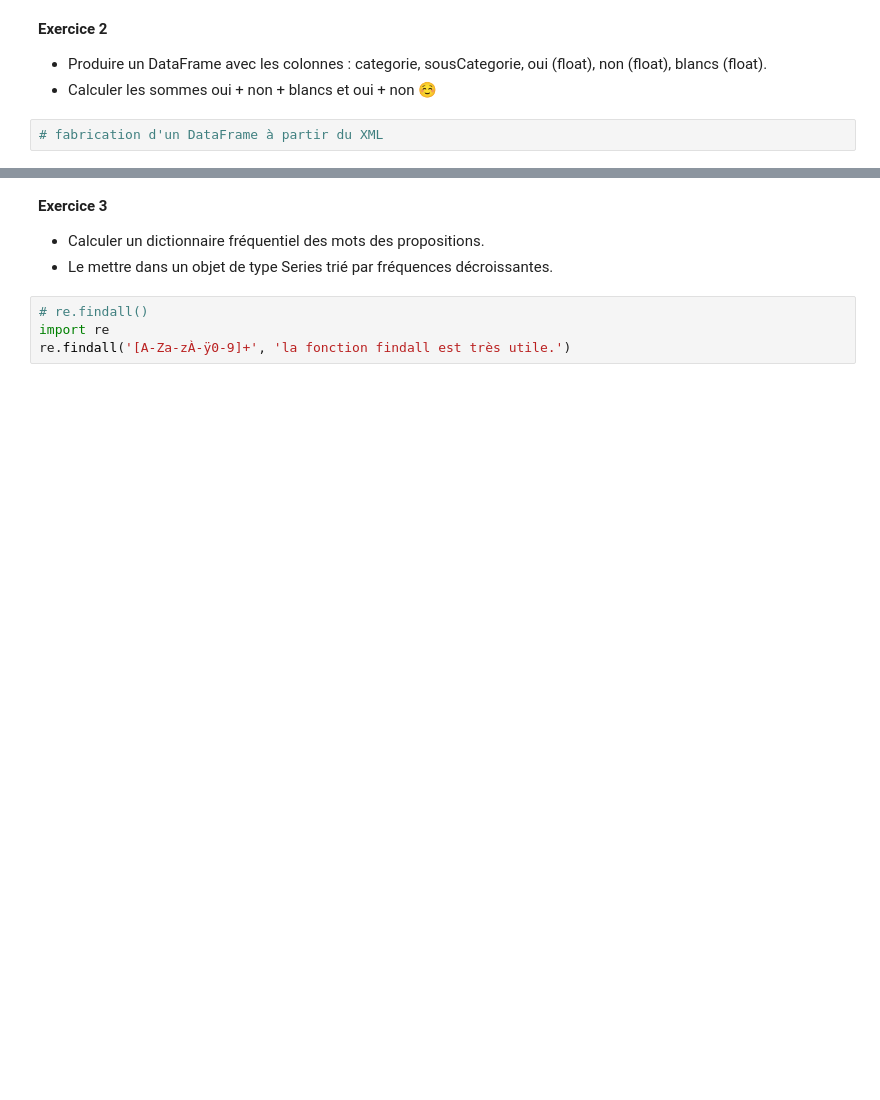
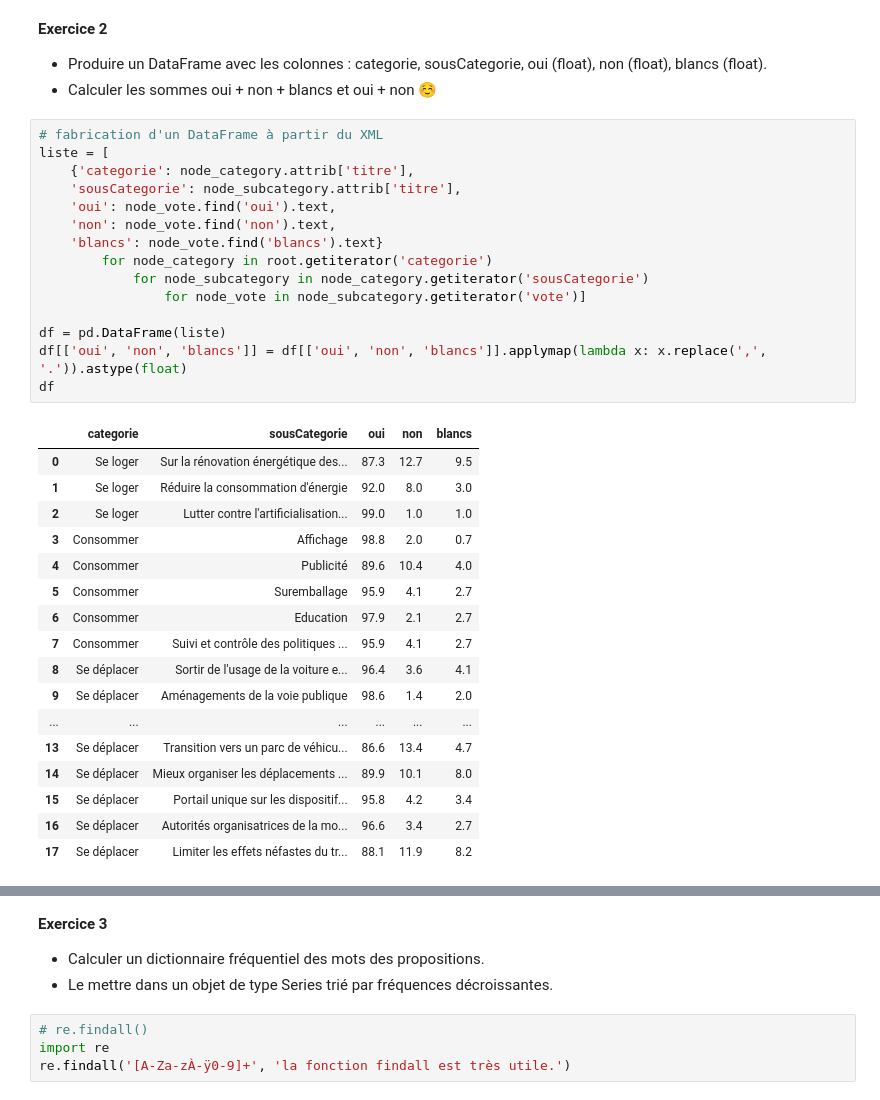
Before and after one commit to cliaigre/Kit-Start-Data, a Jupyter notebook: session4/session4.ipynb, the cells around one changed output, grey strips where cells are left out. Cells and saved outputs as stored; diff of their text form; blank space fills up the shorter version.

```diff
--- a/session4/session4.ipynb
+++ b/session4/session4.ipynb
@@ -131,5 +274,36 @@ Produire un DataFrame avec les colonnes : categorie, sousCategorie, oui (float).
 
 - Produire un DataFrame avec les colonnes : categorie, sousCategorie, oui (float), non (float), blancs (float).
 - Calculer les sommes oui + non + blancs et oui + non &#9786;
-# %%
-# fabrication d'un DataFrame à partir du XML
+# %%
+# fabrication d'un DataFrame à partir du XML
+liste = [
+    {'categorie': node_category.attrib['titre'],
+    'sousCategorie': node_subcategory.attrib['titre'],
+    'oui': node_vote.find('oui').text,
+    'non': node_vote.find('non').text,
+    'blancs': node_vote.find('blancs').text}
+        for node_category in root.getiterator('categorie')
+            for node_subcategory in node_category.getiterator('sousCategorie')
+                for node_vote in node_subcategory.getiterator('vote')]
+
+df = pd.DataFrame(liste)
+df[['oui', 'non', 'blancs']] = df[['oui', 'non', 'blancs']].applymap(lambda x: x.replace(',', '.')).astype(float)
+df
+# %% [output]
+|  | categorie | sousCategorie | oui | non | blancs |
+| 0 | Se loger | Sur la rénovation énergétique des... | 87.3 | 12.7 | 9.5 |
+| 1 | Se loger | Réduire la consommation d'énergie | 92.0 | 8.0 | 3.0 |
+| 2 | Se loger | Lutter contre l'artificialisation... | 99.0 | 1.0 | 1.0 |
+| 3 | Consommer | Affichage | 98.8 | 2.0 | 0.7 |
+| 4 | Consommer | Publicité | 89.6 | 10.4 | 4.0 |
+| 5 | Consommer | Suremballage | 95.9 | 4.1 | 2.7 |
+| 6 | Consommer | Education | 97.9 | 2.1 | 2.7 |
+| 7 | Consommer | Suivi et contrôle des politiques ... | 95.9 | 4.1 | 2.7 |
+| 8 | Se déplacer | Sortir de l'usage de la voiture e... | 96.4 | 3.6 | 4.1 |
+| 9 | Se déplacer | Aménagements de la voie publique | 98.6 | 1.4 | 2.0 |
+| ... | ... | ... | ... | ... | ... |
+| 13 | Se déplacer | Transition vers un parc de véhicu... | 86.6 | 13.4 | 4.7 |
+| 14 | Se déplacer | Mieux organiser les déplacements ... | 89.9 | 10.1 | 8.0 |
+| 15 | Se déplacer | Portail unique sur les dispositif... | 95.8 | 4.2 | 3.4 |
+| 16 | Se déplacer | Autorités organisatrices de la mo... | 96.6 | 3.4 | 2.7 |
+| 17 | Se déplacer | Limiter les effets néfastes du tr... | 88.1 | 11.9 | 8.2 |
```
Also changed, not shown: parts of 108 cells of this notebook, 3 other files.
